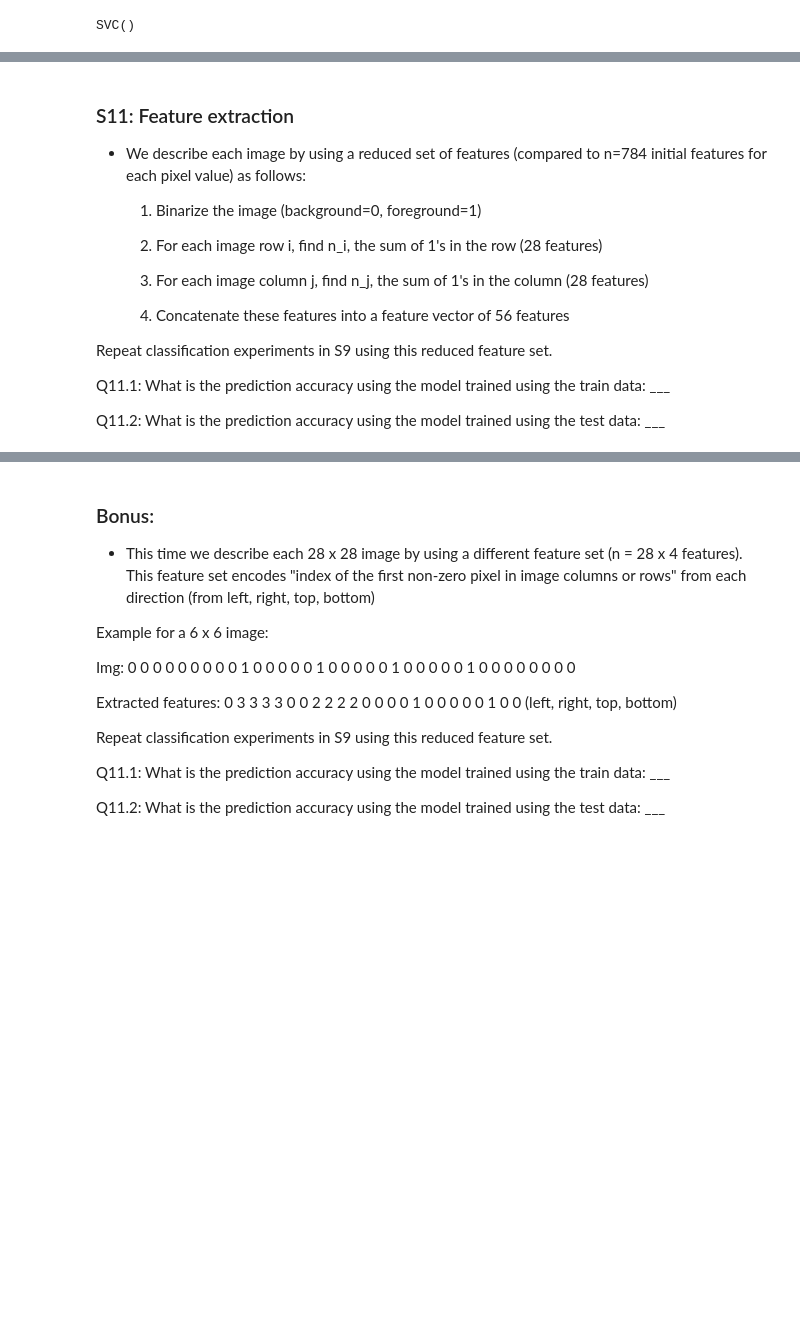
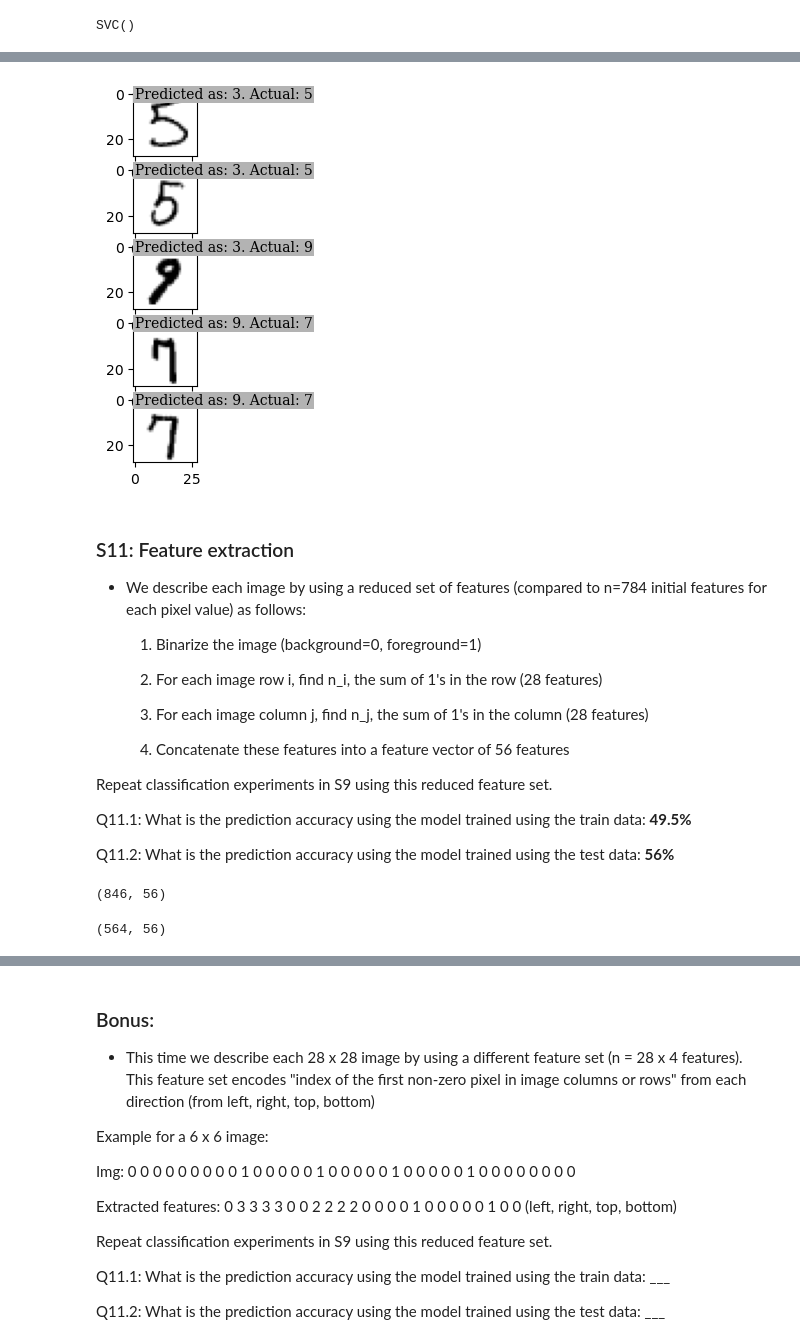
Before and after one commit to rradams/MUSA-650_Spring2023, a Jupyter notebook: HW1/MUSA650_Spring2023_HW1.ipynb, the cells around one changed output, grey strips where cells are left out. Cells and saved outputs as stored; diff of their text form; code cells hidden in the pictures; blank space fills up the shorter version.

```diff
--- a/HW1/MUSA650_Spring2023_HW1.ipynb
+++ b/HW1/MUSA650_Spring2023_HW1.ipynb
@@ -546,9 +543,9 @@ X_train_9s = X_train_new[test_index_of_9s]
 dist_9_list = list() # initialize list for distances to go to
 index_9_list = list() # initialize list for indices to go to
 
-range_length_9_test = X_train_9s.shape[0] # how long is this df - for the range
+range_length_9_train = X_train_9s.shape[0] # how long is this df - for the range
 
-for i in range(0, range_length_9_test):
+for i in range(0, range_length_9_train):
     dist = np.linalg.norm(x_train_3s_avg - X_train_9s[i]) # calculate the distance between the mean image and each image
     dist_9_list.append(dist) # list of distances
     index_9_list.append(i) # list of indices
@@ -758,14 +757,14 @@ Y_train_9s.shape
 # I need to gather the category 9s test set
 test_index_of_9s = list() # initialize list for indices to go to
 
-length_test = Y_test_new.shape[0] # how long is this df - for the range
+length_test = Y_train_new.shape[0] # how long is this df - for the range
 
 for i in range(0, length_test):
-    if Y_test_new[i] == 9: # if the value is 6, append it to the list
+    if Y_train_new[i] == 9: # if the value is 6, append it to the list
         test_index_of_9s.append(i)
 
 # select the category 9s from the training set
-Y_test_9s = Y_test_new[test_index_of_9s]
+Y_test_9s = Y_train_new[test_index_of_9s]
 X_test_9s = X_test_new[test_index_of_9s]
 # %%
 # Combine categories 3 and 9 for test and train sets
@@ -814,0 +830,15 @@ Q10.4: Visualize 5 mislabeled samples with their actual and predicted labels
+# %%
+# Same thing, but for the test set:
+test_index_of_cats = list() # initialize list for indices to go to
+
+test_length_cats = Y_test_new.shape[0] # how long is this df - for the range
+
+cats = [1, 3, 5, 7, 9] # desired categories
+
+for i in range(0, test_length_cats ):
+    if Y_test_new[i] in cats: # if the value is in the cats list, append it to the list
+        test_index_of_cats.append(i)
+
+# select the category 9s from the training set
+Y_test_cats = Y_test_new[test_index_of_cats]
+X_test_cats = X_test_new[test_index_of_cats]
@@ -815,3 +925,20 @@ Q10.4: Visualize 5 mislabeled samples with their actual and predicted labels
+# %%
+# For loop to plot through five incorrectly classified images
+fig, axs = plt.subplots(5,1)
+for i in range(0, 5):
+    index = index_incorrect_classifications[i][0]
+    actual_image = X_test_cats[index]
+    actual_cat = Y_test_cats[index]
+    predicted_cat = predictions_list[0][index]
+    axs[i].imshow(actual_image, cmap = plt.cm.binary)
+    axs[i].text(0.0, 2.0, f"Predicted as: {predicted_cat}. Actual: {actual_cat}",
+    fontsize='medium',
+            horizontalalignment = "left",
+            #verticalalignment='top',
+            fontfamily='serif',#)
+            bbox=dict(facecolor='0.7', edgecolor='none', pad=1.0))
+# %% [output]
+[figure, added]
 # %% [markdown]
 ### S11: Feature extraction
 
@@ -827,6 +954,6 @@ Q10.4: Visualize 5 mislabeled samples with their actual and predicted labels
 
 Repeat classification experiments in S9 using this reduced feature set.
 
-Q11.1: What is the prediction accuracy using the model trained using the train data:   ___
+Q11.1: What is the prediction accuracy using the model trained using the train data:  **49.5%**
 
-Q11.2: What is the prediction accuracy using the model trained using the test data:   ___
+Q11.2: What is the prediction accuracy using the model trained using the test data:   **56%**
@@ -832,0 +969,31 @@ Q11.2: What is the prediction accuracy using the model trained using the test da
+# %%
+reduced_x_features_train = [] # initialize list
+for img in binarized_s11_x_train: # for each image in training set
+    n_i = [] # inititalize list of row sums
+    n_j = [0]*img.shape[1] # initialize list of column sums - a list of 28 zeroes
+    for row in img: # for each row in each image
+        n_i.append(np.sum(row)) # append to n_i the sum of each row
+        for idx, col_value in enumerate(row): # for each column (indicated by the index) of each row
+            n_j[idx] = n_j[idx] + col_value # add the column's zero to the total of the column value - essentailly, sum the column. The ongoing sum of the column for that column
+    feature_vector = n_i + n_j # combine n_i and n_j to get the feature vector for each image
+    reduced_x_features_train.append(feature_vector) # append each image's feature vector to our df
+reduced_x_features_train = np.array(reduced_x_features_train) # convert to an np array
+reduced_x_features_train.shape # confirm it's the right shape - it is
+# %% [output]
+(846, 56)
+# %%
+# repeat the process for the test set
+reduced_x_features_test = [] # initialize list
+for img in binarized_s11_x_test: # for each image in training set
+    n_i = [] # inititalize list of row sums
+    n_j = [0]*img.shape[1] # initialize list of column sums - a list of 28 zeroes
+    for row in img: # for each row in each image
+        n_i.append(np.sum(row)) # append to n_i the sum of each row
+        for idx, col_value in enumerate(row): # for each column (indicated by the index) of each row
+            n_j[idx] = n_j[idx] + col_value # add the column's zero to the total of the column value - essentailly, sum the column. The ongoing sum of the column for that column
+    feature_vector = n_i + n_j # combine n_i and n_j to get the feature vector for each image
+    reduced_x_features_test.append(feature_vector) # append each image's feature vector to our df
+reduced_x_features_test = np.array(reduced_x_features_test) # convert to an np array
+reduced_x_features_test.shape # confirm it's the right shape - it is
+# %% [output]
+(564, 56)
```
Also changed, not shown: parts of 42 cells of this notebook.
